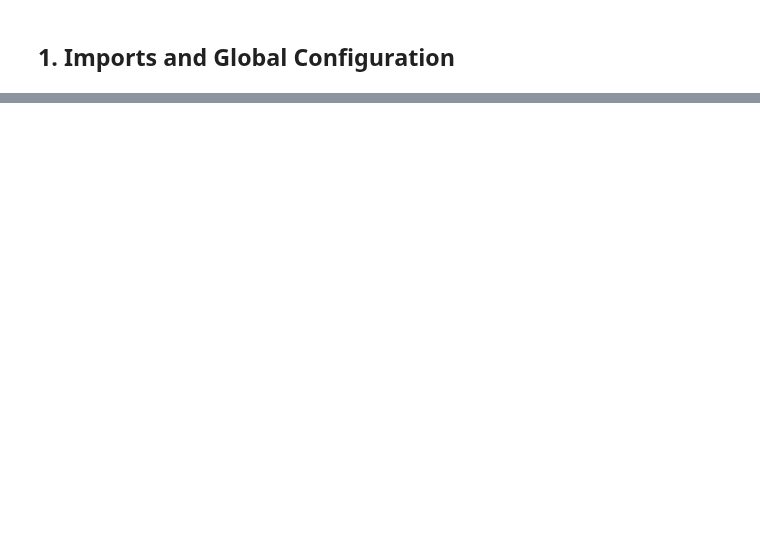
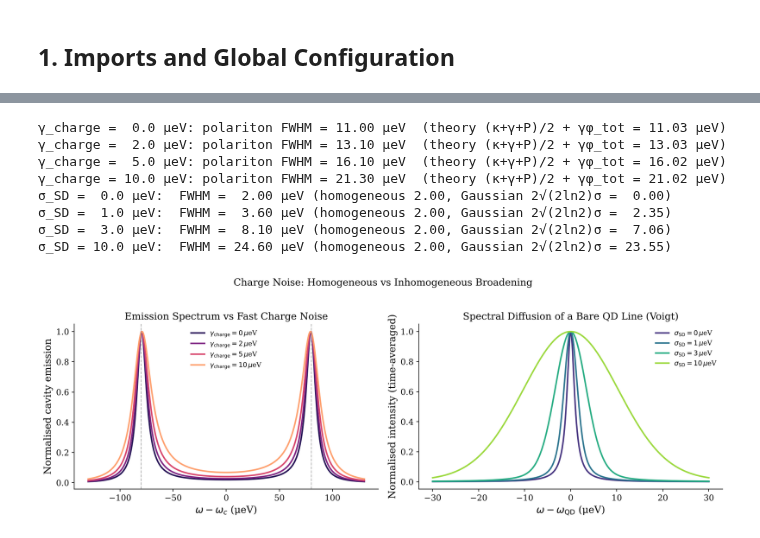
Before and after one commit to SharonXal/Open-Quantum-Dynamics-Simulation, a Jupyter notebook: open_JC_model_lindblad.ipynb, the cells around one changed output, grey strips where cells are left out. Cells and saved outputs as stored; diff of their text form; code cells hidden in the pictures; blank space fills up the shorter version.

```diff
--- a/open_JC_model_lindblad.ipynb
+++ b/open_JC_model_lindblad.ipynb
@@ -1326,0 +572,72 @@ Extensions of this model include:
+# %%
+# ════════════════════════════════════════════════════════════
+#  SECTION 7: Charge noise
+# ════════════════════════════════════════════════════════════
+from scipy.special import voigt_profile
+
+# ── 7a. Cavity emission spectrum under weak incoherent pumping ──
+# A weak incoherent pump P·D[σ+] keeps a small steady-state excitation, so the
+# steady-state spectrum S(ω) = FT⟨a†(τ)a(0)⟩ is the spontaneous-emission
+# spectrum of the coupled system.  (Without a pump the steady state is the
+# vacuum and the spectrum vanishes.)
+P_pump   = 0.05                                   # μeV  (P ≪ γ, κ)
+w_spec   = np.linspace(-130, 130, 2601)           # μeV, relative to ω_c
+fast_vals = [0.0, 2.0, 5.0, 10.0]                 # μeV, γ_charge (fast, Markovian)
+
+def polariton_fwhm(w, S):
+    m = w > 0
+    ww, s = w[m], S[m]
+    above = ww[s >= s.max() / 2]
+    return above.max() - above.min()
+
+fig, axes = plt.subplots(1, 2, figsize=(13, 4.5))
+ax = axes[0]
+cols = plt.cm.magma(np.linspace(0.15, 0.8, len(fast_vals)))
+for gch, col in zip(fast_vals, cols):
+    c_sp = make_collapse_ops(gam_phi=gamma_phi_ZPL + gch, pump=P_pump)
+    S    = qt.spectrum(H_JC, w_spec, c_sp, a_dag, a)
+    S   /= S.max()
+    ax.plot(w_spec, S, lw=2, color=col, label=rf"$\gamma_{{\rm charge}}={gch:g}\,\mu$eV")
+    fw   = polariton_fwhm(w_spec, S)
+    th   = (kappa + gamma + P_pump) / 2 + gamma_phi_ZPL + gch
+    print(f"γ_charge = {gch:4.1f} μeV: polariton FWHM = {fw:5.2f} μeV  "
+          f"(theory (κ+γ+P)/2 + γφ_tot = {th:5.2f} μeV)")
+for s in (+1, -1):
+    ax.axvline(s * g, ls="--", color="gray", lw=1, alpha=0.6)
+ax.set_xlabel(r"$\omega - \omega_c$ (μeV)")
+ax.set_ylabel("Normalised cavity emission")
+ax.set_title("Emission Spectrum vs Fast Charge Noise")
+ax.legend(frameon=False, fontsize=9)
+
+# ── 7b. Slow spectral diffusion of a bare QD line: exact Voigt profile ──
+omega_grid = np.linspace(-30, 30, 1201)                   # μeV
+Gamma_hom  = gamma + 2 * gamma_phi_ZPL                    # homogeneous FWHM of the bare ZPL (μeV)
+sd_vals    = [0.0, 1.0, sigma_charge, 10.0]
+cols_sd    = plt.cm.viridis(np.linspace(0.15, 0.85, len(sd_vals)))
+ax = axes[1]
+for sig, col in zip(sd_vals, cols_sd):
+    S_sd = voigt_profile(omega_grid, max(sig, 1e-9), Gamma_hom / 2)
+    S_sd /= S_sd.max()
+    ax.plot(omega_grid, S_sd, lw=2, color=col, label=rf"$\sigma_{{\rm SD}}={sig:g}\,\mu$eV")
+    above = omega_grid[S_sd >= 0.5]
+    print(f"σ_SD = {sig:4.1f} μeV:  FWHM = {above.max()-above.min():5.2f} μeV "
+          f"(homogeneous {Gamma_hom:.2f}, Gaussian 2√(2ln2)σ = {2.3548*sig:5.2f})")
+ax.set_xlabel(r"$\omega - \omega_{\rm QD}$ (μeV)")
+ax.set_ylabel("Normalised intensity (time-averaged)")
+ax.set_title("Spectral Diffusion of a Bare QD Line (Voigt)")
+ax.legend(frameon=False, fontsize=9)
+
+fig.suptitle("Charge Noise: Homogeneous vs Inhomogeneous Broadening", fontsize=13, y=1.02)
+plt.tight_layout()
+plt.savefig("fig4_charge_noise.pdf", bbox_inches="tight")
+plt.show()
+# %% [output]
+γ_charge =  0.0 μeV: polariton FWHM = 11.00 μeV  (theory (κ+γ+P)/2 + γφ_tot = 11.03 μeV)
+γ_charge =  2.0 μeV: polariton FWHM = 13.10 μeV  (theory (κ+γ+P)/2 + γφ_tot = 13.03 μeV)
+γ_charge =  5.0 μeV: polariton FWHM = 16.10 μeV  (theory (κ+γ+P)/2 + γφ_tot = 16.02 μeV)
+γ_charge = 10.0 μeV: polariton FWHM = 21.30 μeV  (theory (κ+γ+P)/2 + γφ_tot = 21.02 μeV)
+σ_SD =  0.0 μeV:  FWHM =  2.00 μeV (homogeneous 2.00, Gaussian 2√(2ln2)σ =  0.00)
+σ_SD =  1.0 μeV:  FWHM =  3.60 μeV (homogeneous 2.00, Gaussian 2√(2ln2)σ =  2.35)
+σ_SD =  3.0 μeV:  FWHM =  8.10 μeV (homogeneous 2.00, Gaussian 2√(2ln2)σ =  7.06)
+σ_SD = 10.0 μeV:  FWHM = 24.60 μeV (homogeneous 2.00, Gaussian 2√(2ln2)σ = 23.55)
+[figure, added]
```
Also changed, not shown: parts of 61 cells of this notebook.
